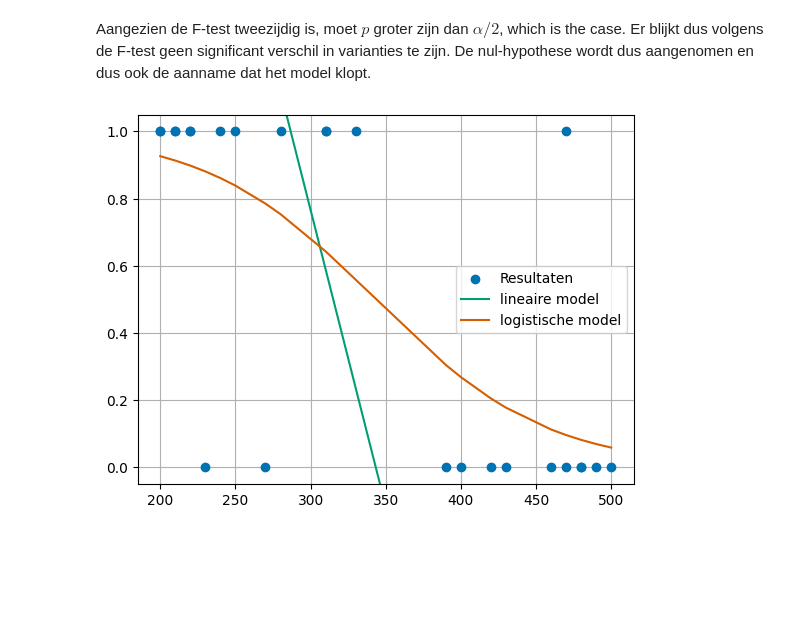
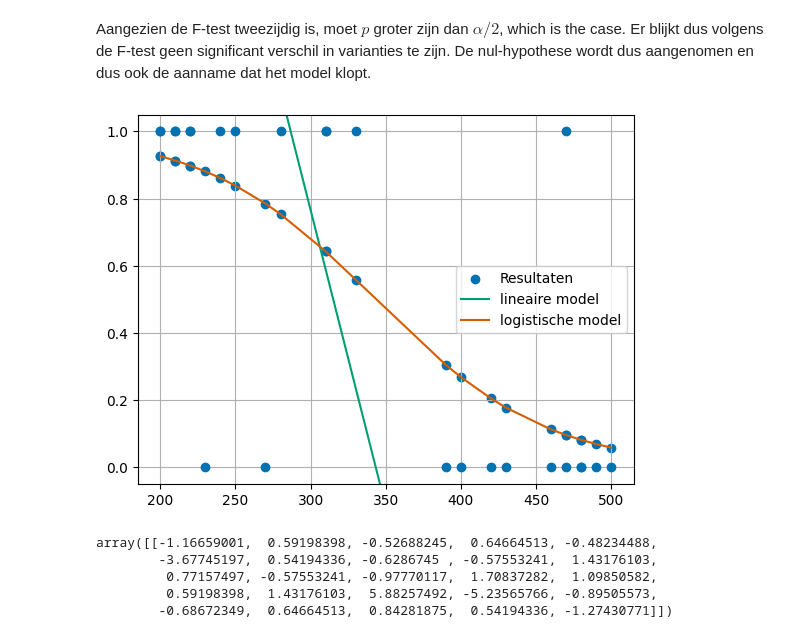
Before and after one commit to R4vante/School, a Jupyter notebook: Statistical_Learning/Data_Analyse/BOEM_raket.ipynb, the cells around one changed output. Saved outputs shown, nothing was run; the diff lists cells and outputs as text; code cells hidden in the pictures; blank space fills up the shorter version.

```diff
--- a/Statistical_Learning/Data_Analyse/BOEM_raket.ipynb
+++ b/Statistical_Learning/Data_Analyse/BOEM_raket.ipynb
@@ -321,15 +329,18 @@ F_test(df.resultaat.values, sig)
 # %% [markdown]
 Aangezien de F-test tweezijdig is, moet $p$ groter zijn dan $\alpha/2$, which is the case. Er blijkt dus volgens de F-test geen significant verschil in varianties te zijn. De nul-hypothese wordt dus aangenomen en dus ook de aanname dat het model klopt.
 # %%
+sig_meting = 1/(1+np.exp(-(b + a*df.doel.values)))
+
 fig ,ax = plt.subplots()
 ax.grid(True)
 
 ax.scatter(df.doel.values, df.resultaat.values, zorder=3, color='C0', label='Resultaten')
+ax.scatter(df.doel.values, sig_meting)
 ax.plot(snelheid, linmodel, color='C1', label='lineaire model')
 ax.plot(snelheid, sig, color='C2', label='logistische model')
 
 ax.set_ylim([-0.05, 1.05])
 ax.legend()
 plt.show()
 # %% [output]
-[figure, old version]
+[figure, new version]
@@ -335,0 +355,18 @@ plt.show()
+# %%
+x = df.doel.values.tolist()
+
+y = 1/(1 + np.exp(-(b + a * x)))
+
+odds = 0.52
+
+res = df.resultaat.values.tolist()
+
+y -odds
+
+((res - y)/(np.sqrt(y*(1-y))))/0.52
+# %% [output]
+array([[-1.16659001,  0.59198398, -0.52688245,  0.64664513, -0.48234488,
+        -3.67745197,  0.54194336, -0.6286745 , -0.57553241,  1.43176103,
+         0.77157497, -0.57553241, -0.97770117,  1.70837282,  1.09850582,
+         0.59198398,  1.43176103,  5.88257492, -5.23565766, -0.89505573,
+        -0.68672349,  0.64664513,  0.84281875,  0.54194336, -1.27430771]])
```
Also changed, not shown: parts of 3 cells of this notebook, 3 other files.
